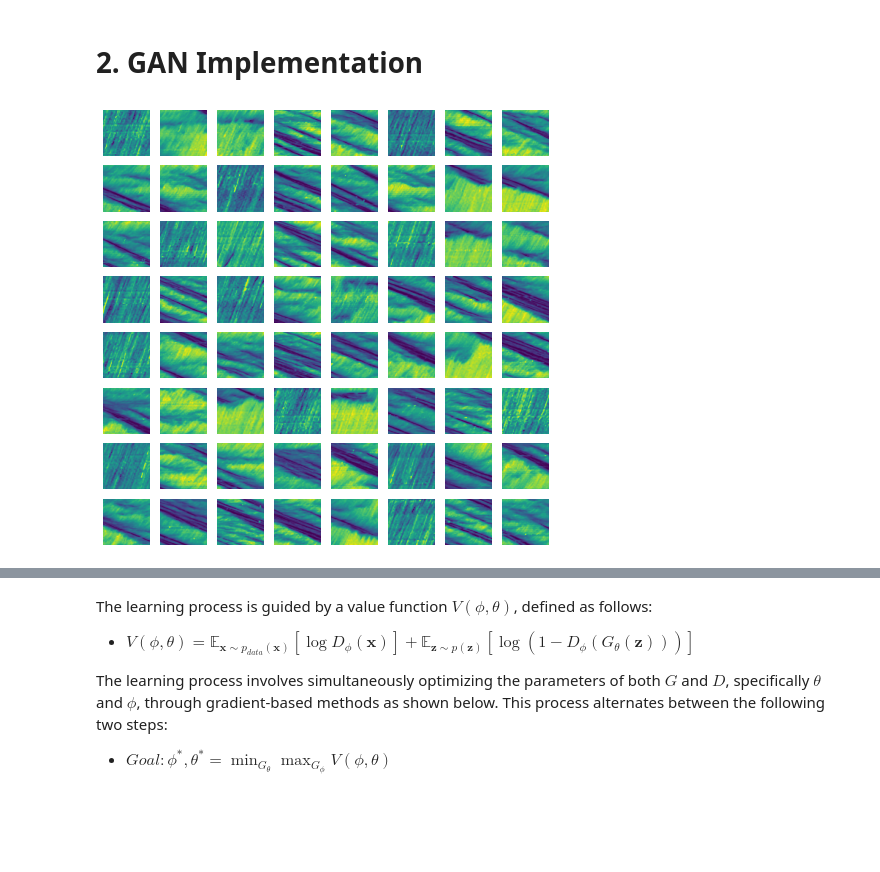
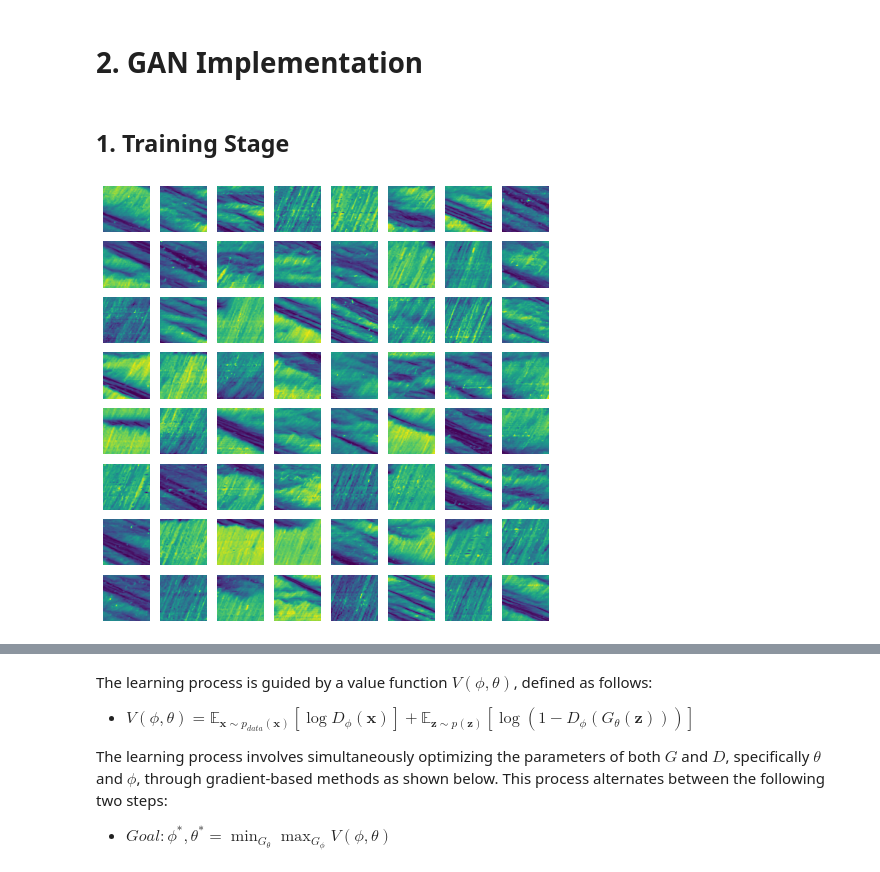
Before and after one commit to benchoi93/DGMinTransportation, a Jupyter notebook: TimeSpaceDiagram/GAN_completed.ipynb, the cells around one changed output, grey strips where cells are left out. Cells and saved outputs as stored; diff of their text form; code cells hidden in the pictures; blank space fills up the shorter version.

```diff
--- a/TimeSpaceDiagram/GAN_completed.ipynb
+++ b/TimeSpaceDiagram/GAN_completed.ipynb
@@ -1,3 +1,5 @@
 # %% [markdown]
 # 2. GAN Implementation
+# %% [markdown]
+## 1. Training Stage
 # %%
@@ -13,18 +14,13 @@ from torch.utils.data import DataLoader, TensorDataset
 # %%
-data = np.load('dataset/i24speedcontour_64.npy')
-data = torch.tensor(data, dtype=torch.float32)
-data = data.permute(0, 1, 3, 2)
-data[data > 145] = 145
-
-data_min = data.min()
-data_max = data.max()
-
-data = (data - data_min) / (data_max - data_min)
+dataset = torch.load('dataset/i24_normalized.pt')
 
 fig, ax = plt.subplots(8, 8, figsize=(8, 8))
 for i in range(8):
     for j in range(8):
-        ax[i, j].imshow(data[np.random.randint(data.shape[0])][0], origin="lower" )
+        ax[i, j].imshow(dataset[np.random.randint(dataset.shape[0])][0], origin="lower" )
         ax[i, j].axis("off")
+
+# Create data loaders
+data_loader = DataLoader(dataset, batch_size=250, shuffle=True)
 # %% [output]
-[figure, old version]
+[figure, new version]
```
Also changed, not shown: parts of 11 cells of this notebook, 5 other files.
